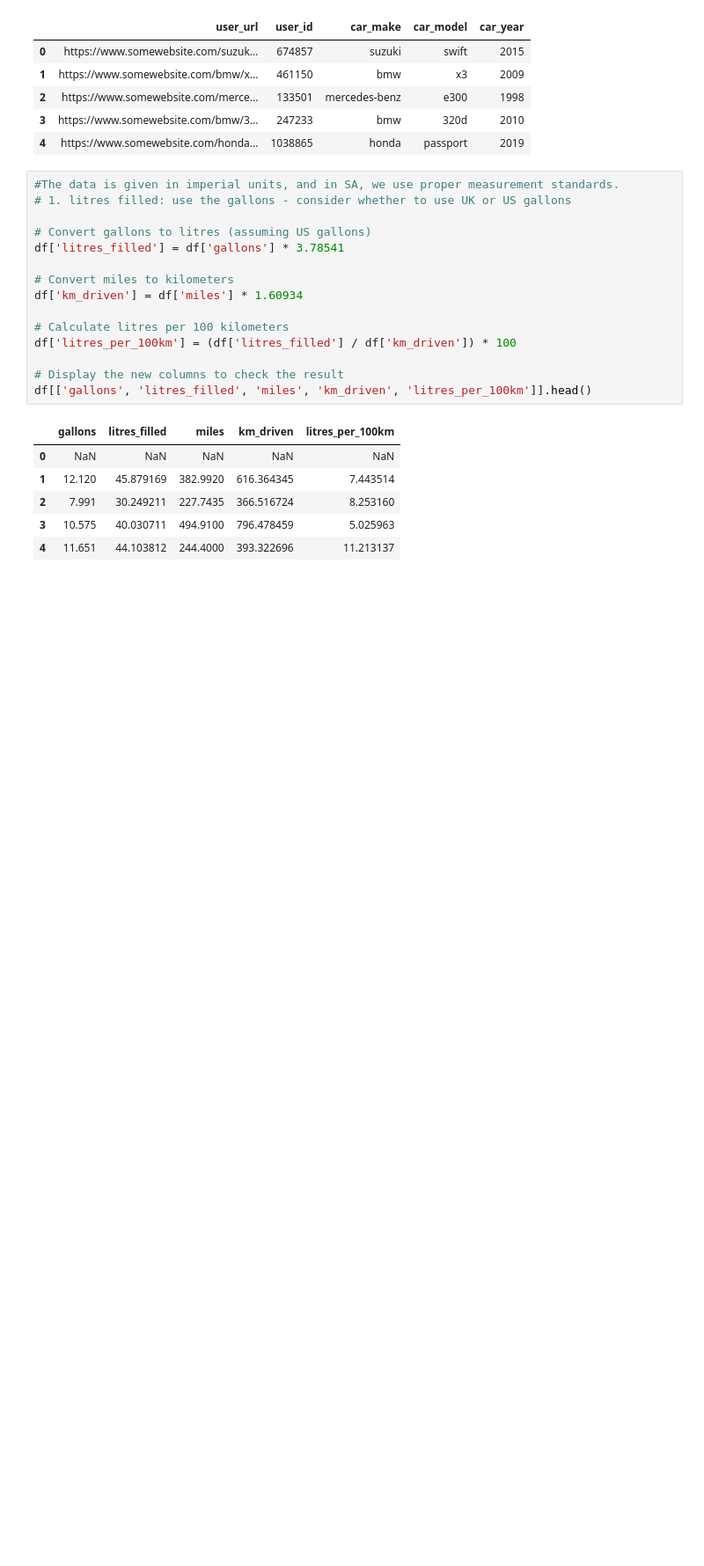
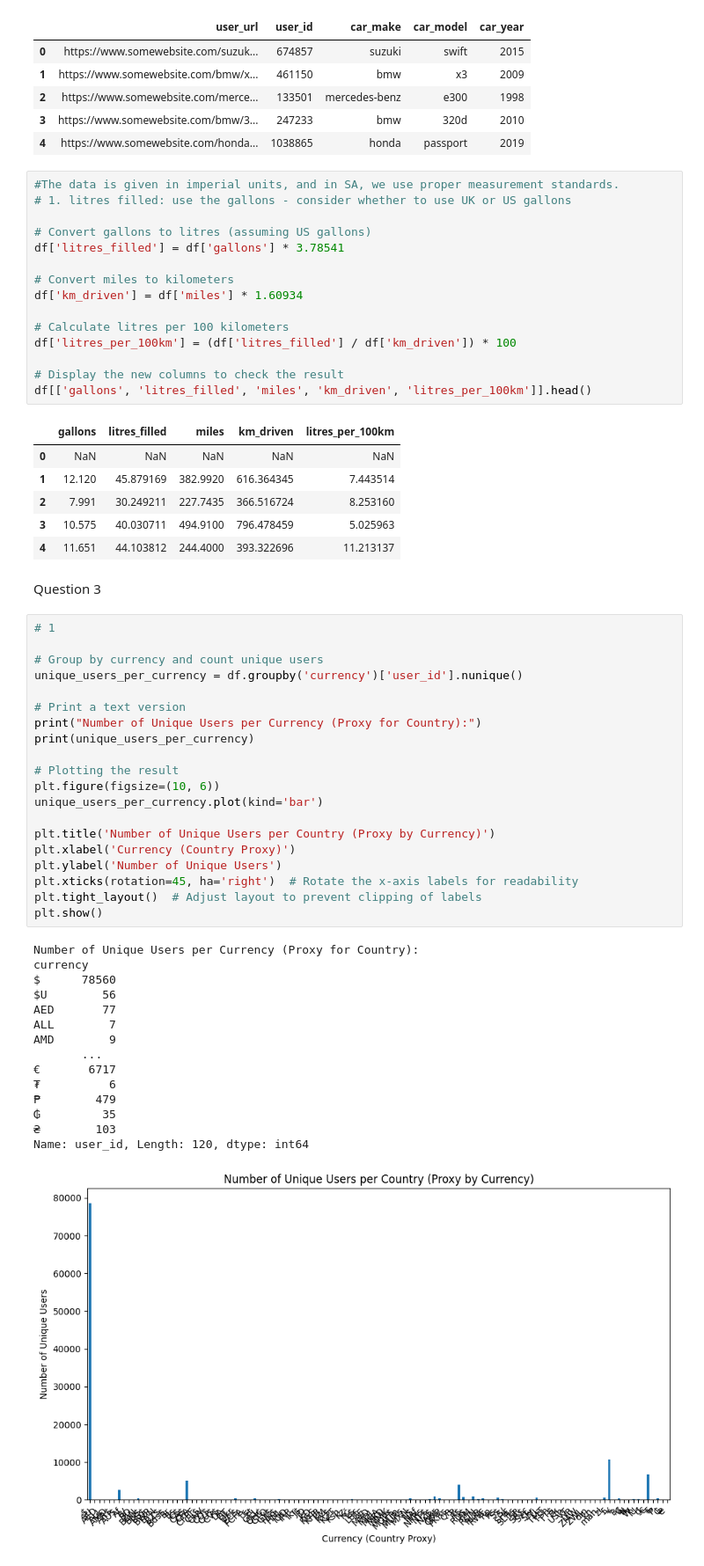
Before and after one commit to Daggy2002/DVE-Assignments, a Jupyter notebook: Assignment1/main.ipynb, the cells around one changed output. Shown: that part at 88% size. Drawn from its saved outputs; the diff is of its cells as text; blank space fills up the shorter version.

```diff
--- a/Assignment1/main.ipynb
+++ b/Assignment1/main.ipynb
@@ -320,3 +338,41 @@ df[['gallons', 'litres_filled', 'miles', 'km_driven', 'litres_per_100km']].head(
 | 2 | 7.991 | 30.249211 | 227.7435 | 366.516724 | 8.253160 |
 | 3 | 10.575 | 40.030711 | 494.9100 | 796.478459 | 5.025963 |
 | 4 | 11.651 | 44.103812 | 244.4000 | 393.322696 | 11.213137 |
+# %% [markdown]
+Question 3
+# %%
+# 1
+
+# Group by currency and count unique users
+unique_users_per_currency = df.groupby('currency')['user_id'].nunique()
+
+# Print a text version
+print("Number of Unique Users per Currency (Proxy for Country):")
+print(unique_users_per_currency)
+
+# Plotting the result
+plt.figure(figsize=(10, 6))
+unique_users_per_currency.plot(kind='bar')
+
+plt.title('Number of Unique Users per Country (Proxy by Currency)')
+plt.xlabel('Currency (Country Proxy)')
+plt.ylabel('Number of Unique Users')
+plt.xticks(rotation=45, ha='right')  # Rotate the x-axis labels for readability
+plt.tight_layout()  # Adjust layout to prevent clipping of labels
+plt.show()
+# %% [output]
+Number of Unique Users per Currency (Proxy for Country):
+currency
+$      78560
+$U        56
+AED       77
+ALL        7
+AMD        9
+       ...
+€       6717
+₮          6
+₱        479
+₲         35
+₴        103
+Name: user_id, Length: 120, dtype: int64
+[figure, added]
```
Also changed, not shown: parts of 10 cells of this notebook.
